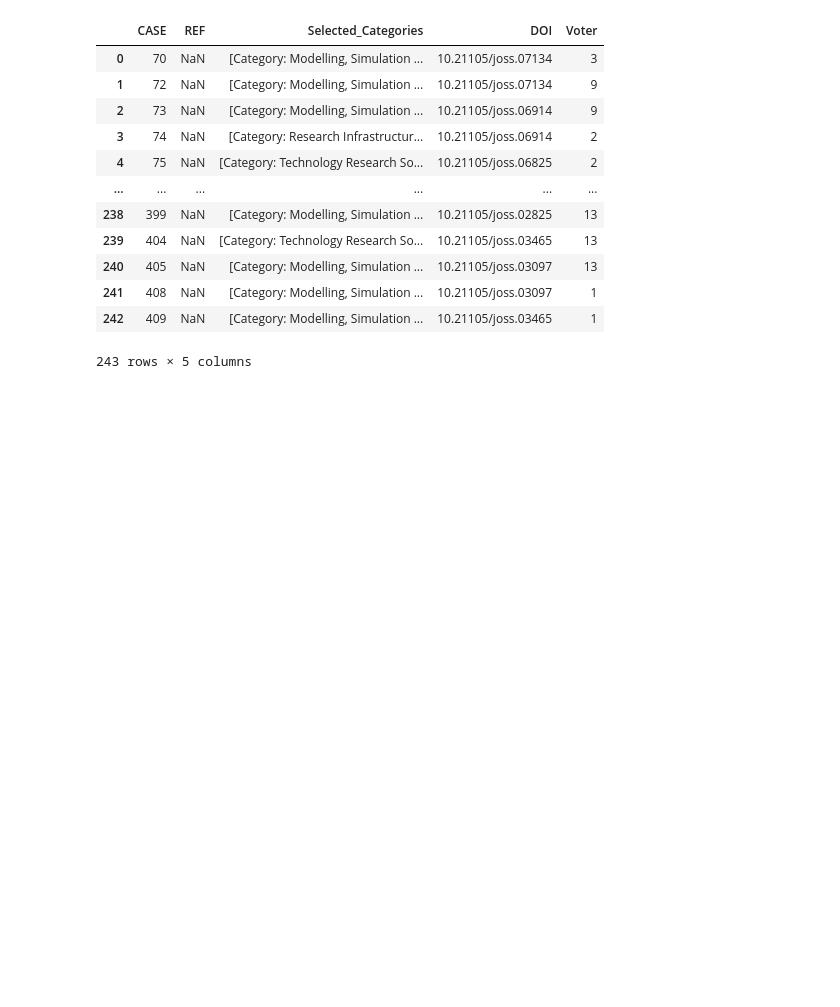
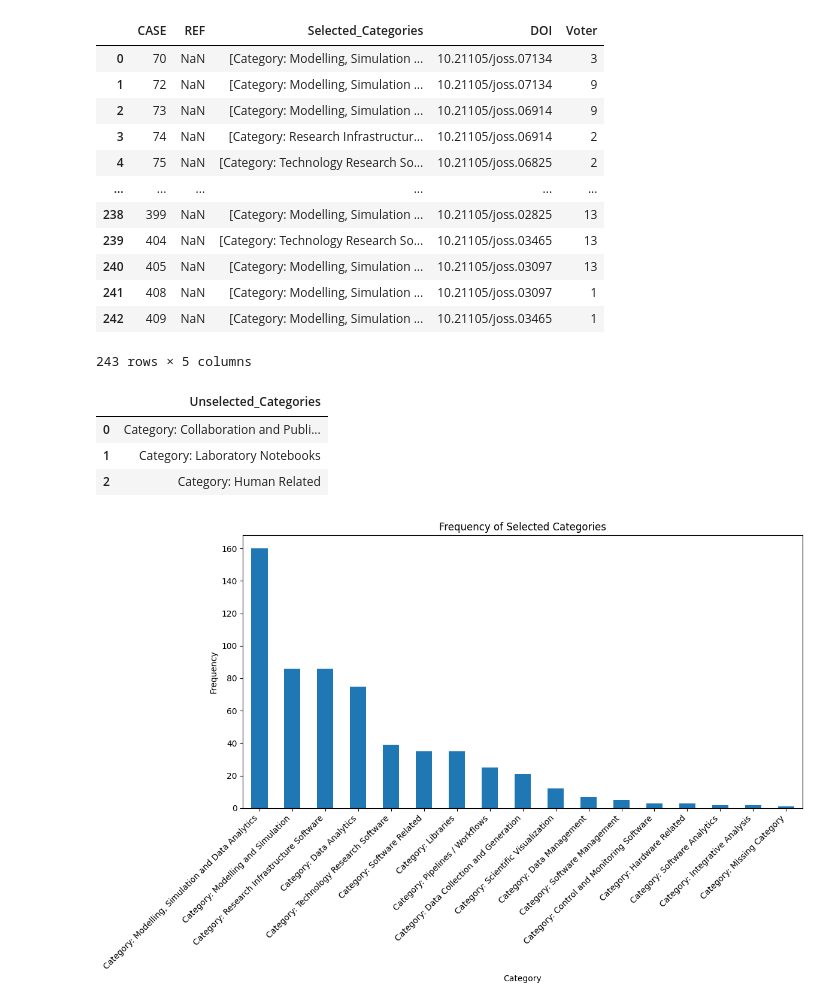
Before and after one commit to B3J4y/research-software-classification-evaluation, a Jupyter notebook: author-classification/src/look-into-votes.ipynb, the cells around one changed output. Cells and saved outputs as stored; diff of their text form; code cells hidden in the pictures; blank space fills up the shorter version.

Commit message:
Added Frequency of selected categories

```diff
--- a/author-classification/src/look-into-votes.ipynb
+++ b/author-classification/src/look-into-votes.ipynb
@@ -109,3 +109,62 @@ votes_summary_df
 | 241 | 408 | NaN | [Category: Modelling, Simulation ... | 10.21105/joss.03097 | 1 |
 | 242 | 409 | NaN | [Category: Modelling, Simulation ... | 10.21105/joss.03465 | 1 |
 243 rows × 5 columns
+# %%
+# Identifying all unique category labels that start with 'R001x' and comparing with selected categories
+
+
+
+# Step 1: Identify all category columns that start with 'R001x' in data_df
+
+all_category_vars = [col for col in data_df.columns if col.startswith('R001x')]
+
+
+
+# Step 2: Get the labels for all these category variables from variables_labels dictionary
+
+all_category_labels = set(variables_labels.get(var, var) for var in all_category_vars)
+
+
+
+# Step 3: Gather all selected categories in votes_summary_df
+
+selected_category_labels = set(category for sublist in votes_summary_df['Selected_Categories'] for category in sublist)
+
+
+
+# Step 4: Identify categories that are present in all categories but not in selected categories
+
+unselected_categories = all_category_labels - selected_category_labels
+
+
+
+# Convert the result to a DataFrame for easy viewing
+
+unselected_categories_df = pd.DataFrame({'Unselected_Categories': list(unselected_categories)})
+
+unselected_categories_df
+# %% [output]
+|  | Unselected_Categories |
+| 0 | Category: Collaboration and Publi... |
+| 1 | Category: Laboratory Notebooks |
+| 2 | Category: Human Related |
+# %%
+import matplotlib.pyplot as plt
+
+# Flatten the list of selected categories for all votes and calculate frequency counts
+all_selected_categories = [category for sublist in votes_summary_df['Selected_Categories'] for category in sublist]
+selected_category_counts = pd.Series(all_selected_categories).value_counts()
+
+# Re-plotting with English labels for clarity
+
+# Plotting the frequency of each selected category
+plt.figure(figsize=(12, 8))
+selected_category_counts.plot(kind='bar')
+plt.title('Frequency of Selected Categories')
+plt.xlabel('Category')
+plt.ylabel('Frequency')
+plt.xticks(rotation=45, ha='right')
+plt.tight_layout()
+plt.show()
+# %% [output]
+[figure, added]
```
